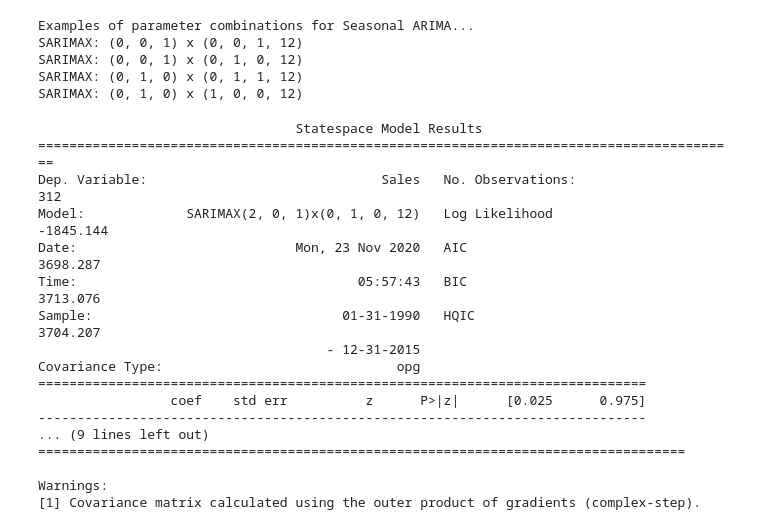
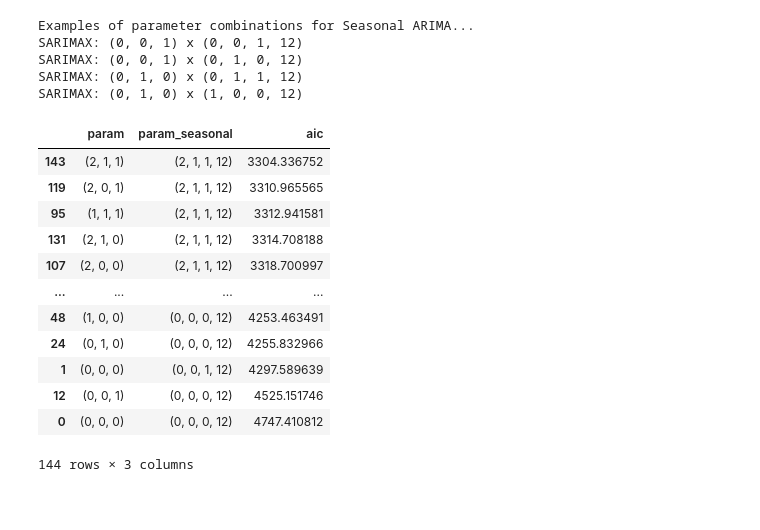
Before and after one commit to ankitaggarwal64/Time-Series-Sales-Forecasting-for-Agricultural-Equipments, a Jupyter notebook: Univariate_ARIMA.ipynb, the cells around one changed output. Cells and saved outputs as stored; diff of their text form; code cells hidden in the pictures; blank space fills up the shorter version.

```diff
--- a/Univariate_ARIMA.ipynb
+++ b/Univariate_ARIMA.ipynb
@@ -115,4 +101,20 @@ for param in pdq:
             continue
 
 models_aic = pd.DataFrame(rows, columns=columns)
+# %%
+models_aic.sort_values(by=["aic"])
+# %% [output]
+|  | param | param_seasonal | aic |
+| 143 | (2, 1, 1) | (2, 1, 1, 12) | 3304.336752 |
+| 119 | (2, 0, 1) | (2, 1, 1, 12) | 3310.965565 |
+| 95 | (1, 1, 1) | (2, 1, 1, 12) | 3312.941581 |
+| 131 | (2, 1, 0) | (2, 1, 1, 12) | 3314.708188 |
+| 107 | (2, 0, 0) | (2, 1, 1, 12) | 3318.700997 |
+| ... | ... | ... | ... |
+| 48 | (1, 0, 0) | (0, 0, 0, 12) | 4253.463491 |
+| 24 | (0, 1, 0) | (0, 0, 0, 12) | 4255.832966 |
+| 1 | (0, 0, 0) | (0, 0, 1, 12) | 4297.589639 |
+| 12 | (0, 0, 1) | (0, 0, 0, 12) | 4525.151746 |
+| 0 | (0, 0, 0) | (0, 0, 0, 12) | 4747.410812 |
+144 rows × 3 columns
 # %%
@@ -125,21 +128 @@ mod = sm.tsa.statespace.SARIMAX(train,
 results = mod.fit()
-# %%
-print(results.summary())
-# %% [output]
-                                 Statespace Model Results
-==========================================================================================
-Dep. Variable:                              Sales   No. Observations:                  312
-Model:             SARIMAX(2, 0, 1)x(0, 1, 0, 12)   Log Likelihood               -1845.144
-Date:                            Mon, 23 Nov 2020   AIC                           3698.287
-Time:                                    05:57:43   BIC                           3713.076
-Sample:                                01-31-1990   HQIC                          3704.207
-                                     - 12-31-2015
-Covariance Type:                              opg
-==============================================================================
-                 coef    std err          z      P>|z|      [0.025      0.975]
-------------------------------------------------------------------------------
-... (9 lines left out)
-===================================================================================
-
-Warnings:
-[1] Covariance matrix calculated using the outer product of gradients (complex-step).
```
Also changed, not shown: parts of 22 cells of this notebook.
